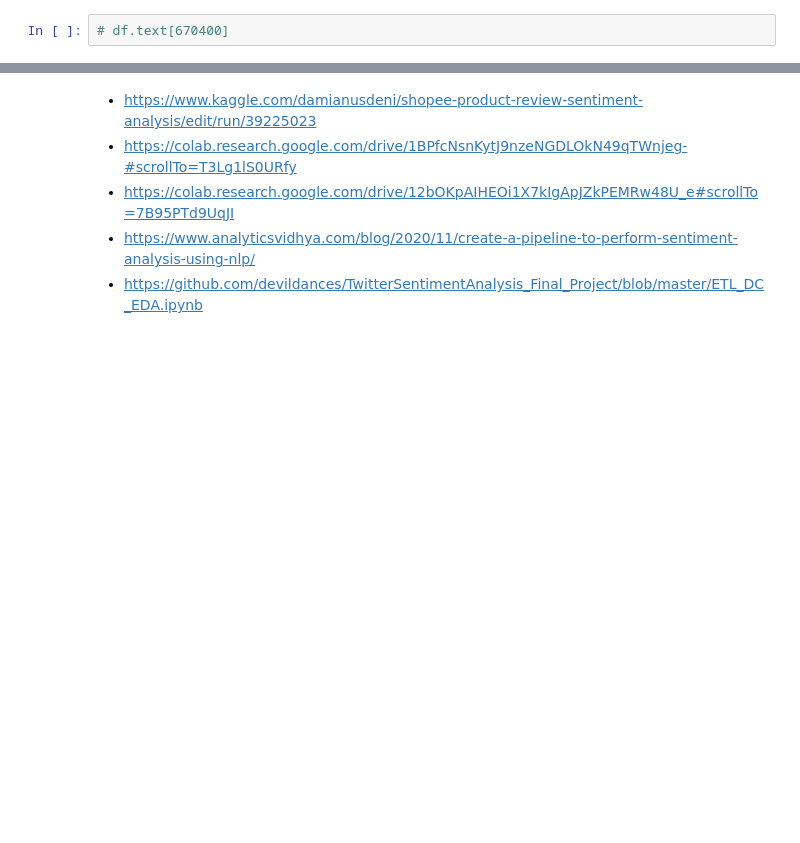
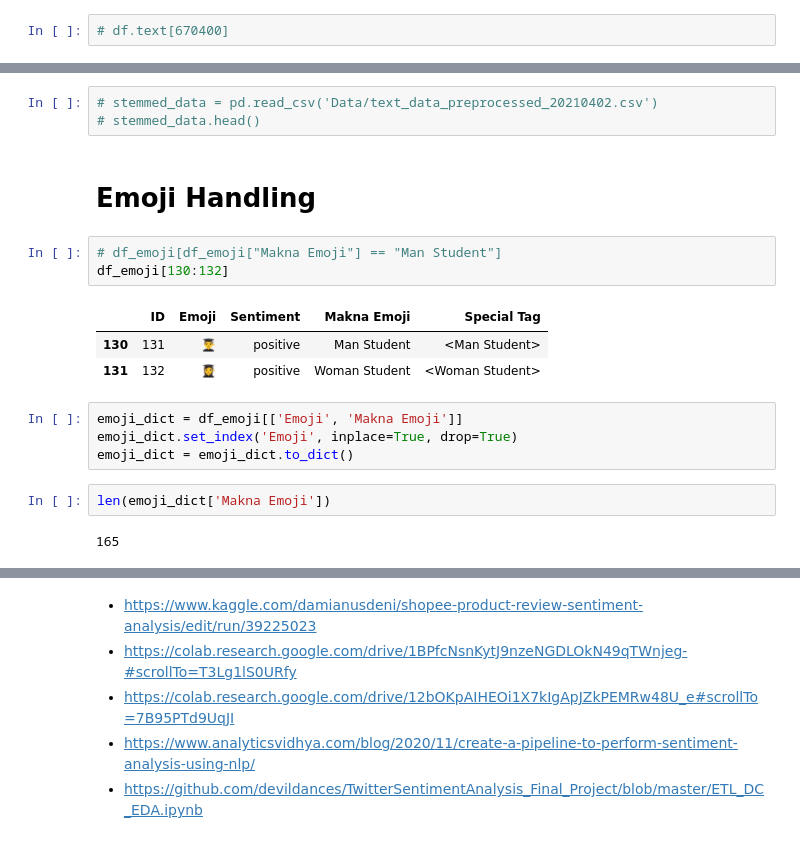
Before and after one commit to Damianus04/data-science-purwadhika-final-project, a Jupyter notebook: 1-sentiment-analysis-dataset.ipynb, the cells around one changed output, grey strips where cells are left out. Cells and saved outputs as stored; diff of their text form; blank space fills up the shorter version.

```diff
--- a/1-sentiment-analysis-dataset.ipynb
+++ b/1-sentiment-analysis-dataset.ipynb
@@ -561,0 +630,20 @@ x
+# %%
+# stemmed_data = pd.read_csv('Data/text_data_preprocessed_20210402.csv')
+# stemmed_data.head()
+# %% [markdown]
+# Emoji Handling
+# %%
+# df_emoji[df_emoji["Makna Emoji"] == "Man Student"]
+df_emoji[130:132]
+# %% [output]
+|  | ID | Emoji | Sentiment | Makna Emoji | Special Tag |
+| 130 | 131 | 👨‍🎓 | positive | Man Student | <Man Student> |
+| 131 | 132 | 👩‍🎓 | positive | Woman Student | <Woman Student> |
+# %%
+emoji_dict = df_emoji[['Emoji', 'Makna Emoji']]
+emoji_dict.set_index('Emoji', inplace=True, drop=True)
+emoji_dict = emoji_dict.to_dict()
+# %%
+len(emoji_dict['Makna Emoji'])
+# %% [output]
+165
```
Also changed, not shown: parts of 18 cells of this notebook, 7 other files.
